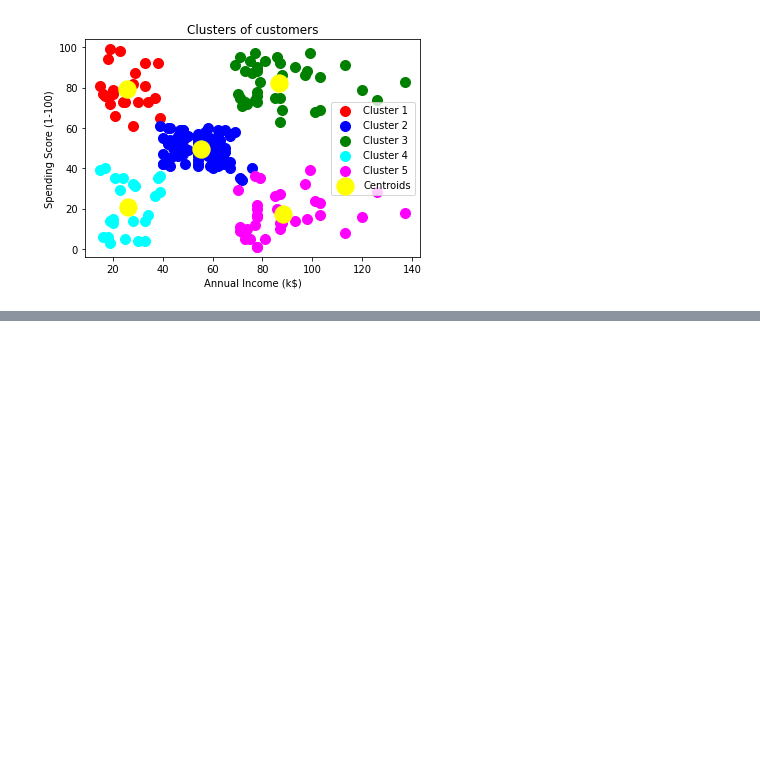
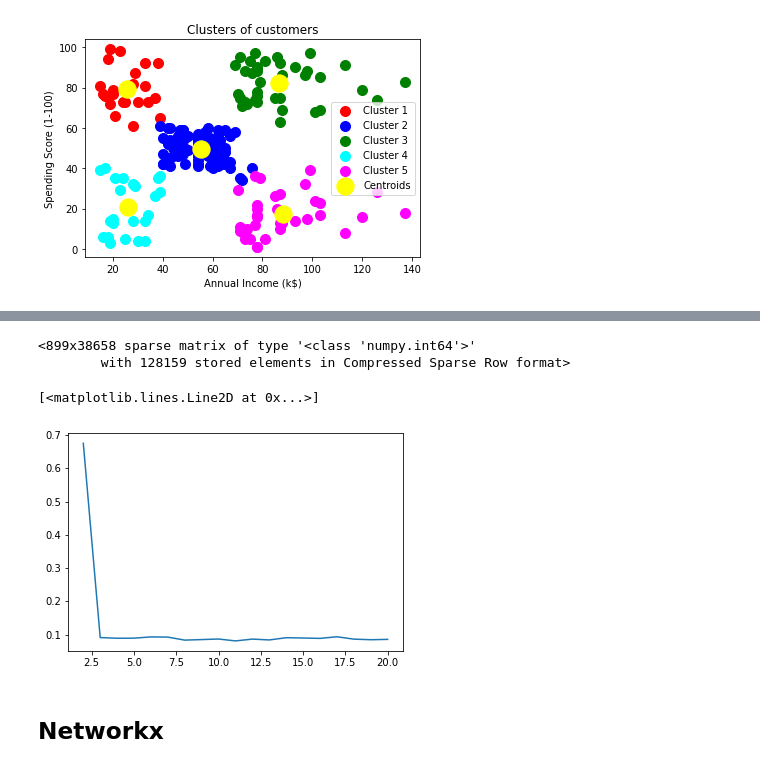
Before and after one commit to ywchiu/tibame_tm, a Jupyter notebook: Demo20200805.ipynb, the cells around one changed output, grey strips where cells are left out. Drawn from its saved outputs; the diff is of its cells as text; code cells hidden in the pictures; blank space fills up the shorter version.

```diff
--- a/Demo20200805.ipynb
+++ b/Demo20200805.ipynb
@@ -159,0 +283,16 @@ plt.show()
+# %%
+from sklearn.feature_extraction.text import CountVectorizer
+vectorizer = CountVectorizer()
+X = vectorizer.fit_transform(corpus)
+# %%
+X
+# %% [output]
+<899x38658 sparse matrix of type '<class 'numpy.int64'>'
+        with 128159 stored elements in Compressed Sparse Row format>
+# %%
+from sklearn.metrics.pairwise import cosine_similarity
+n_cosine_similarities = cosine_similarity(X)
+# %%
+from sklearn.cluster import KMeans
+kmeans = KMeans(n_clusters=10, init = 'k-means++', random_state = 42)
+c = kmeans.fit_predict(n_cosine_similarities)
@@ -159,0 +304,16 @@ plt.show()
+# %%
+from sklearn.metrics import silhouette_score
+
+sil_ary = []
+
+for k in range(2,21):
+    km = KMeans(n_clusters = k, init='k-means++', random_state=42)
+    c = km.fit_predict(n_cosine_similarities)
+    sil_ary.append(silhouette_score(n_cosine_similarities, labels=c))
+# %%
+plt.plot(range(2,21), sil_ary)
+# %% [output]
+[<matplotlib.lines.Line2D at 0x...>]
+[figure, added]
+# %% [markdown]
+## Networkx
```
Also changed, not shown: parts of 40 cells of this notebook.
